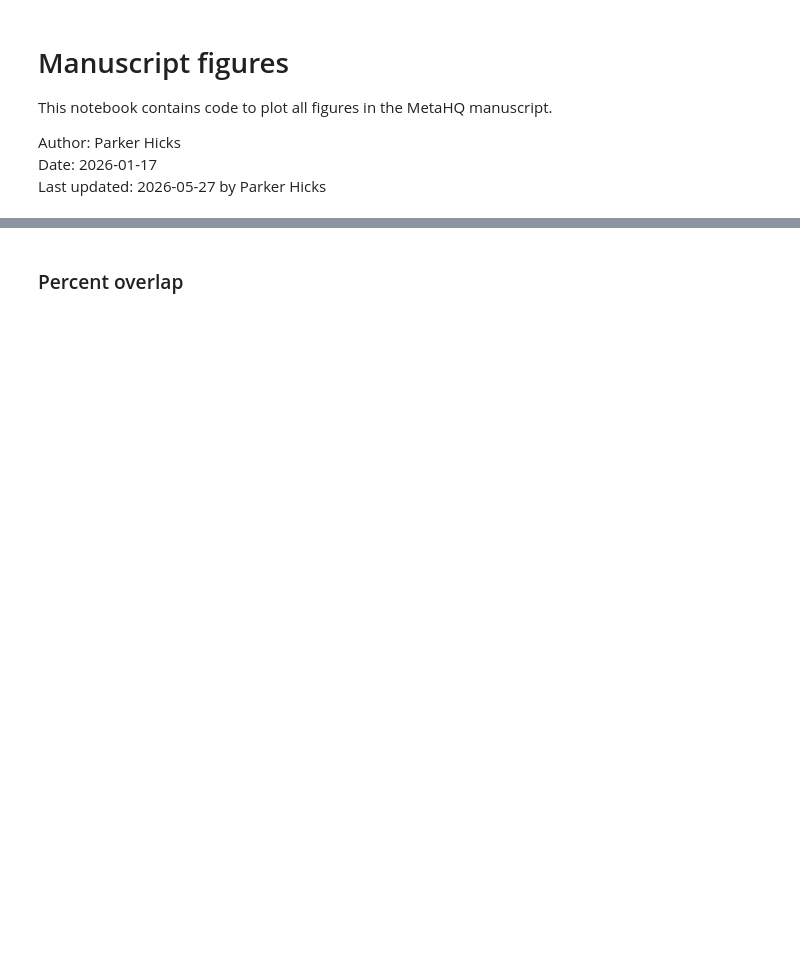
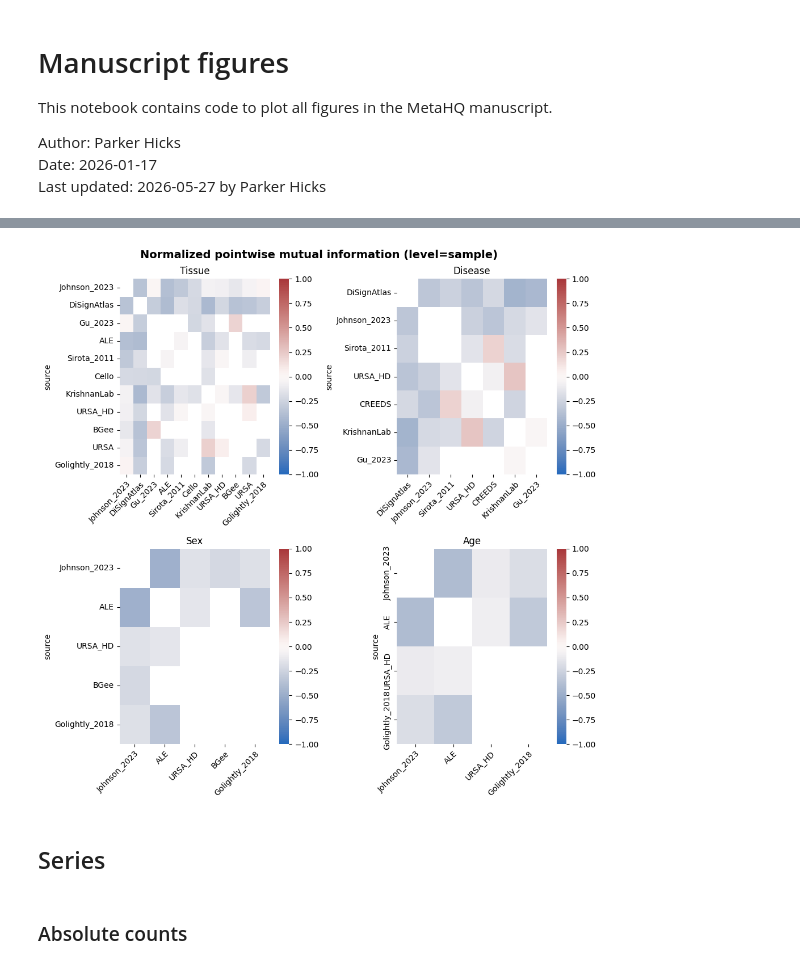
Before and after one commit to krishnanlab/meta-hq, a Jupyter notebook: notebook/manuscript_figures.ipynb, the cells around one changed output, grey strips where cells are left out. Cells and saved outputs as stored; diff of their text form; code cells hidden in the pictures; blank space fills up the shorter version.

```diff
--- a/notebook/manuscript_figures.ipynb
+++ b/notebook/manuscript_figures.ipynb
@@ -953,3 +802,25 @@ plot_overlap_heatmap(
+# %%
+sample_overlap_pmi = get_overlap_results(
+    RESULTS_DIR,
+    overlap_type="overlap_count",
+    level="sample",
+    pmi=True,
+    method="norm",
+)
+plot_overlap_heatmap(
+    sample_overlap_pmi,
+    order=OVERLAP_ORDER,
+    cmap=PMI_CMAP,
+    vmax=1,
+    vmin=-1,
+    title="Normalized pointwise mutual information (level=sample)",
+    save=True,
+    outfile=FIGURES_DIR / "overlap__level-sample__metric-pmi.png",
+)
+# %% [output]
+[figure, added]
+# %% [markdown]
+## Series
 # %% [markdown]
-### Percent overlap
+### Absolute counts
 # %%
```
Also changed, not shown: parts of 86 cells of this notebook, 1 other file.
